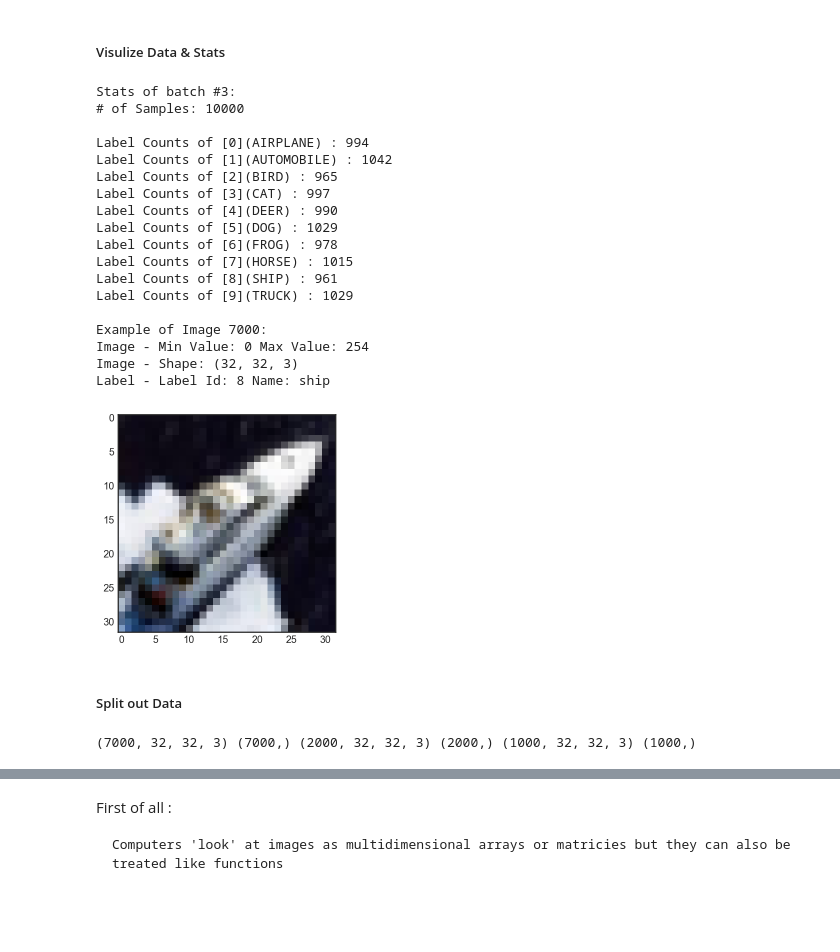
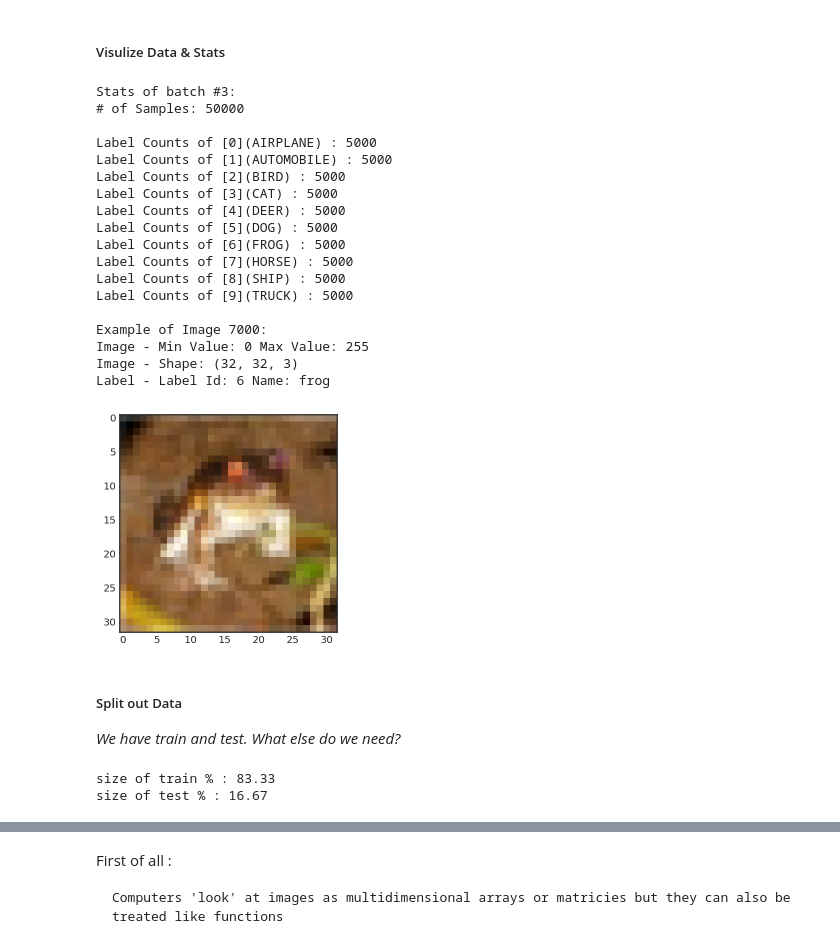
Before and after one commit to Totaro1996/Lectures_introCV_Experis2020, a Jupyter notebook: DL4CV_0_Introduction_to_OpenCV_&_Dataset.ipynb, the cells around one changed output, grey strips where cells are left out. Cells and saved outputs as stored; diff of their text form; code cells hidden in the pictures; blank space fills up the shorter version.

```diff
--- a/DL4CV_0_Introduction_to_OpenCV_&_Dataset.ipynb
+++ b/DL4CV_0_Introduction_to_OpenCV_&_Dataset.ipynb
@@ -48,0 +55,4 @@ Python Version :  3.6.9
+# %%
+(x_train, y_train), (x_test, y_test) = tf.keras.datasets.cifar10.load_data()
+
+print(x_train.shape, y_train.shape, x_test.shape, y_test.shape)
@@ -69,8 +83,11 @@ def load_cfar10_batch(cifar10_dataset_folder_path, batch_id):
 def load_label_names():
     return ['airplane', 'automobile', 'bird', 'cat', 'deer', 'dog', 'frog', 'horse', 'ship', 'truck']
 
-def display_stats(cifar10_dataset_folder_path, batch_id, sample_id):
-    features, labels = load_cfar10_batch(cifar10_dataset_folder_path, batch_id)
+def display_stats(batch_id, sample_id):
+
+    features, labels = x_train, np.concatenate(y_train, axis=0)
+
+    # if you have to load from mem use : features, labels = load_cfar10_batch(cifar10_dataset_folder_path, batch_id)
 
     if not (0 <= sample_id < len(features)):
         print('{} samples in batch {}.  {} is out of range.'.format(len(features), batch_id, sample_id))
@@ -99,46 +116,36 @@ def display_stats(cifar10_dataset_folder_path, batch_id, sample_id):
 # %%
 %matplotlib inline
 %config InlineBackend.figure_format = 'retina'
 
 # Explore the dataset
-features, labels = display_stats(data_path, batch_id, sample_id)
+features, labels = display_stats(batch_id, sample_id)
 # %% [output]
 Stats of batch #3:
-# of Samples: 10000
+# of Samples: 50000
 
-Label Counts of [0](AIRPLANE) : 994
-Label Counts of [1](AUTOMOBILE) : 1042
-Label Counts of [2](BIRD) : 965
-Label Counts of [3](CAT) : 997
-Label Counts of [4](DEER) : 990
-Label Counts of [5](DOG) : 1029
-Label Counts of [6](FROG) : 978
-Label Counts of [7](HORSE) : 1015
-Label Counts of [8](SHIP) : 961
-Label Counts of [9](TRUCK) : 1029
+Label Counts of [0](AIRPLANE) : 5000
+Label Counts of [1](AUTOMOBILE) : 5000
+Label Counts of [2](BIRD) : 5000
+Label Counts of [3](CAT) : 5000
+Label Counts of [4](DEER) : 5000
+Label Counts of [5](DOG) : 5000
+Label Counts of [6](FROG) : 5000
+Label Counts of [7](HORSE) : 5000
+Label Counts of [8](SHIP) : 5000
+Label Counts of [9](TRUCK) : 5000
 
 Example of Image 7000:
-Image - Min Value: 0 Max Value: 254
+Image - Min Value: 0 Max Value: 255
 Image - Shape: (32, 32, 3)
-Label - Label Id: 8 Name: ship
+Label - Label Id: 6 Name: frog
-[figure, old version]
+[figure, new version]
-# %% [markdown]
-##### Split out Data
-# %%
-x_train = features[:int((features.shape[0]/100)*70)]
-y_train = labels[:int((features.shape[0]/100)*70)]
-y_train = np.asarray(y_train)
-
-x_test = features[:features.shape[0] - x_train.shape[0]]
-y_test = labels[:features.shape[0] - x_train.shape[0]]
-y_test = np.asarray(y_test)
-
-x_val = x_test[:2000]
-x_test = x_test[2000:]
-
-y_val = y_test[:2000]
-y_test = y_test[2000:]
-
-print(x_train.shape,y_train.shape, x_val.shape, y_val.shape, x_test.shape,y_test.shape )
-# %% [output]
-(7000, 32, 32, 3) (7000,) (2000, 32, 32, 3) (2000,) (1000, 32, 32, 3) (1000,)
+# %% [markdown]
+##### Split out Data
+
+*We have train and test. What else do we need?*
+# %%
+print("size of train % : {}".format(round((x_train.shape[0]) / (x_train.shape[0]+x_test.shape[0])*100, 2)))
+print("size of test % : {}".format(round((x_test.shape[0]) / (x_train.shape[0]+x_test.shape[0])*100, 2)))
+# %% [output]
+size of train % : 83.33
+size of test % : 16.67
```
Also changed, not shown: parts of 19 cells of this notebook.
